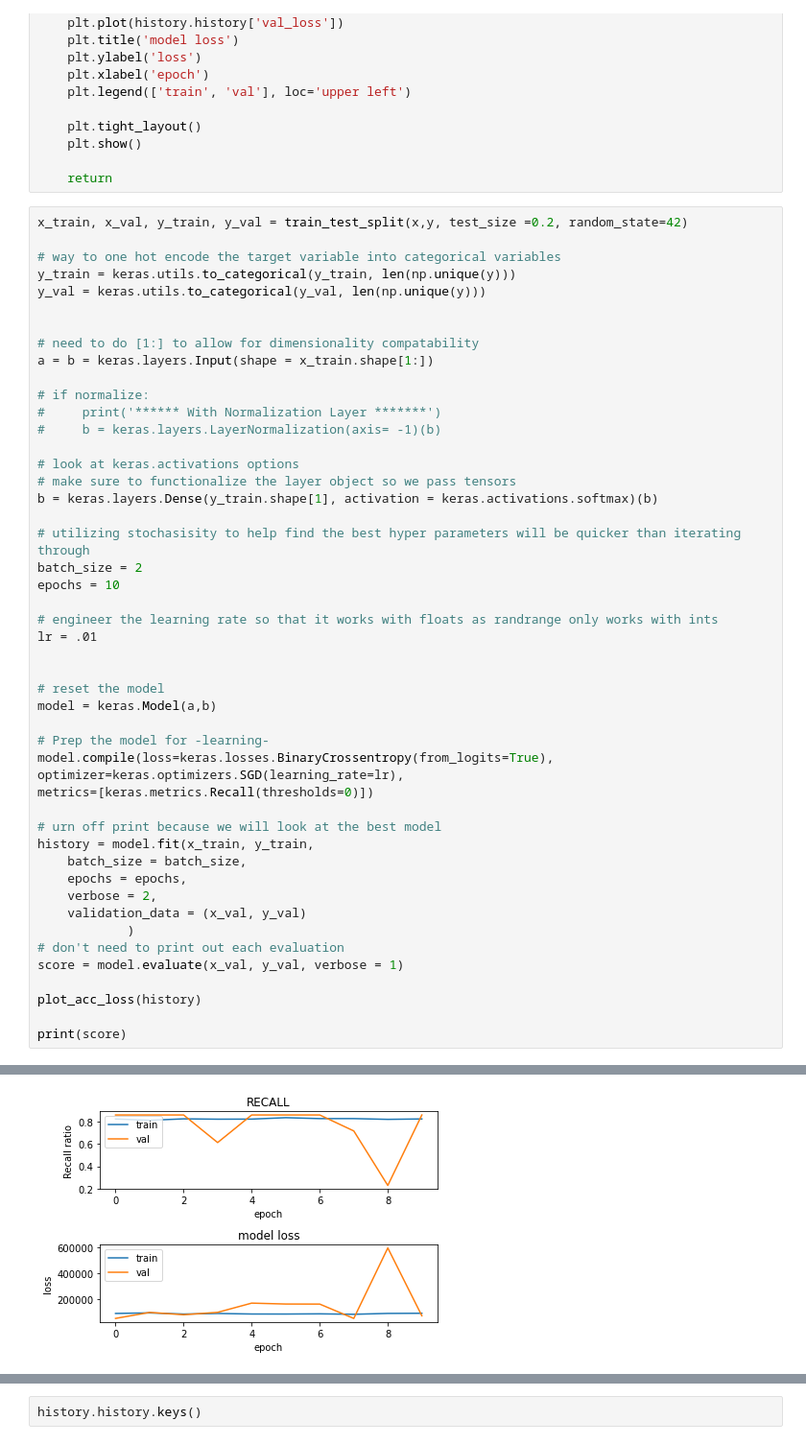
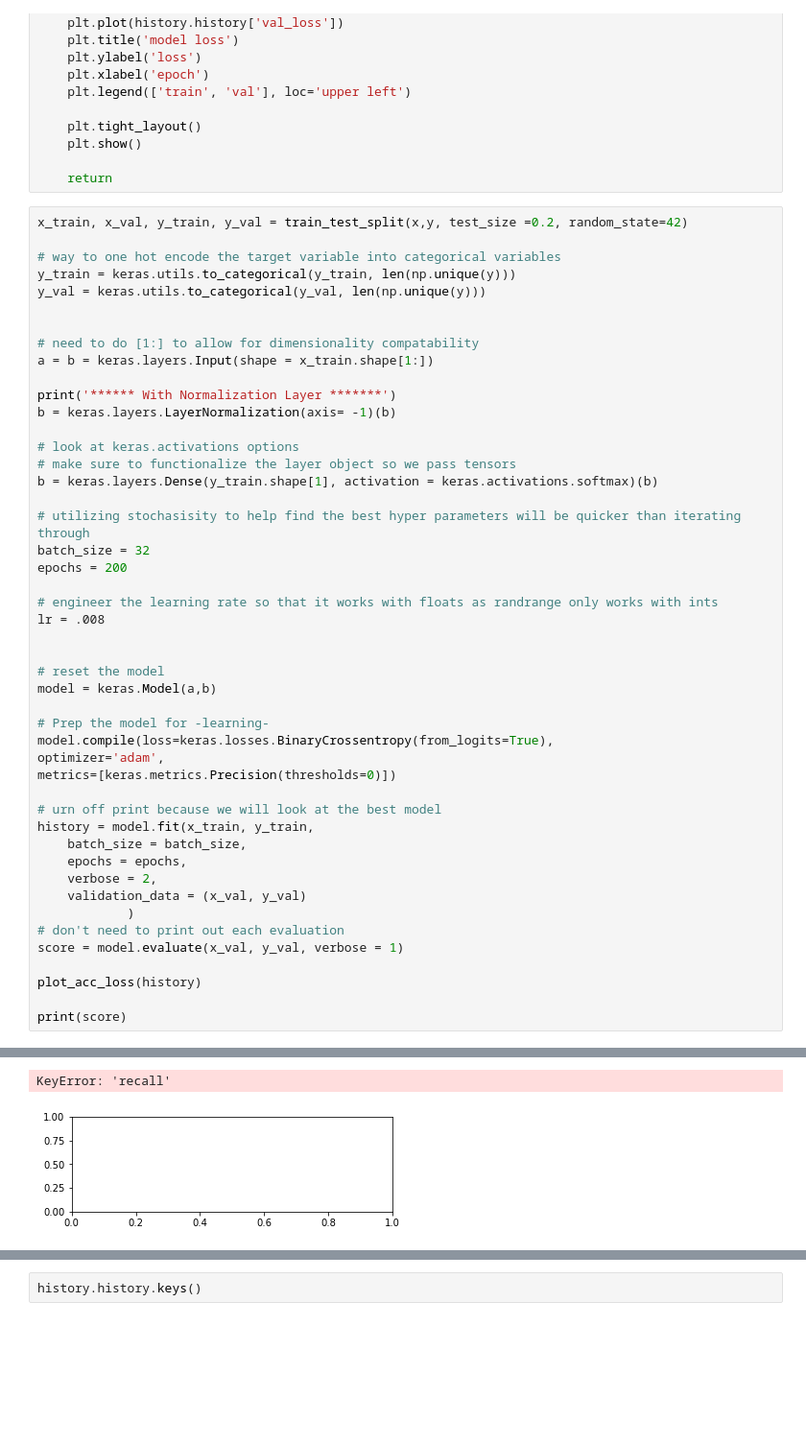
Before and after one commit to markmlowe/capstone, a Jupyter notebook: notebooks/01_mml_initial_data_exploration.ipynb, the cells around one changed output, grey strips where cells are left out. Shown at 96% size. Saved outputs shown, nothing was run; the diff lists cells and outputs as text; blank space fills up the shorter version.

```diff
--- a/notebooks/01_mml_initial_data_exploration.ipynb
+++ b/notebooks/01_mml_initial_data_exploration.ipynb
@@ -219,20 +353,19 @@ y_val = keras.utils.to_categorical(y_val, len(np.unique(y)))
 # need to do [1:] to allow for dimensionality compatability
 a = b = keras.layers.Input(shape = x_train.shape[1:])
 
-# if normalize:
-#     print('****** With Normalization Layer *******')
-#     b = keras.layers.LayerNormalization(axis= -1)(b)
+print('****** With Normalization Layer *******')
+b = keras.layers.LayerNormalization(axis= -1)(b)
 
 # look at keras.activations options
 # make sure to functionalize the layer object so we pass tensors
 b = keras.layers.Dense(y_train.shape[1], activation = keras.activations.softmax)(b)
 
 # utilizing stochasisity to help find the best hyper parameters will be quicker than iterating through
-batch_size = 2
-epochs = 10
+batch_size = 32
+epochs = 200
 
 # engineer the learning rate so that it works with floats as randrange only works with ints
-lr = .01
+lr = .008
 
 
 # reset the model
@@ -240,8 +373,8 @@ model = keras.Model(a,b)
 
 # Prep the model for -learning-
 model.compile(loss=keras.losses.BinaryCrossentropy(from_logits=True),
-optimizer=keras.optimizers.SGD(learning_rate=lr),
-metrics=[keras.metrics.Recall(thresholds=0)])
+optimizer='adam',
+metrics=[keras.metrics.Precision(thresholds=0)])
 
 # urn off print because we will look at the best model
 history = model.fit(x_train, y_train,
@@ -277 +410,2 @@ Epoch 10/10
+KeyError: 'recall'
-[figure, old version]
+[figure, new version]
```
Also changed, not shown: parts of 25 cells of this notebook.
